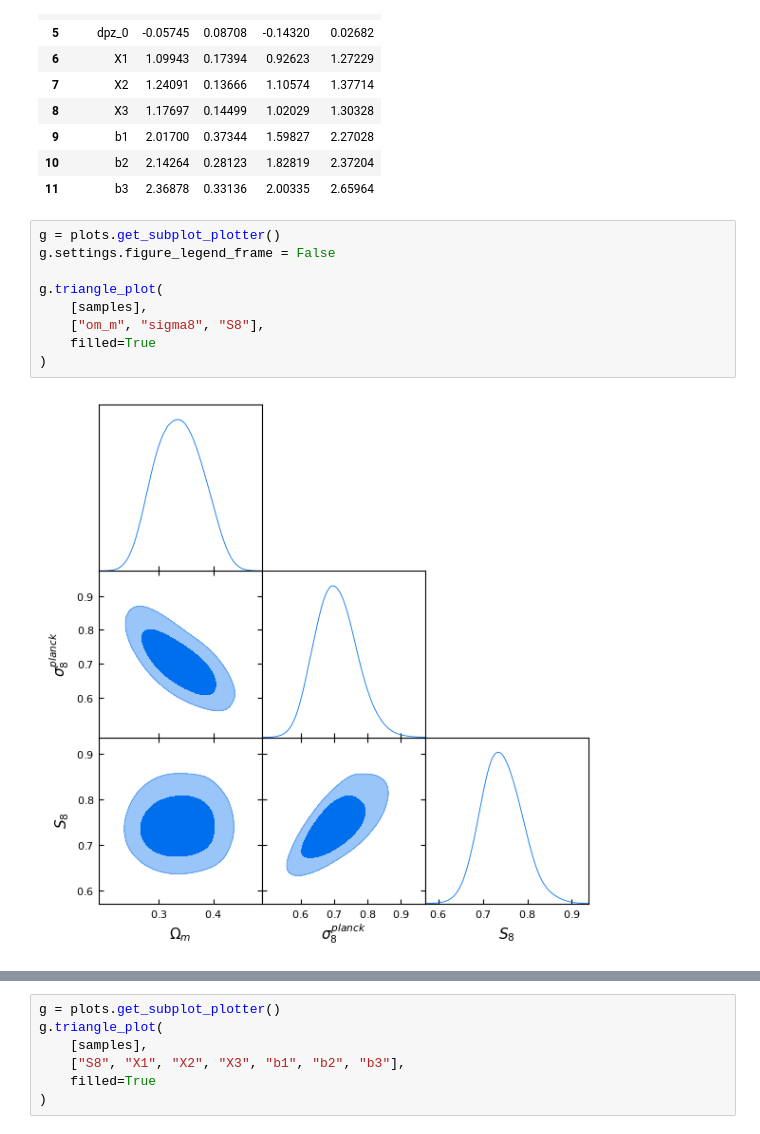
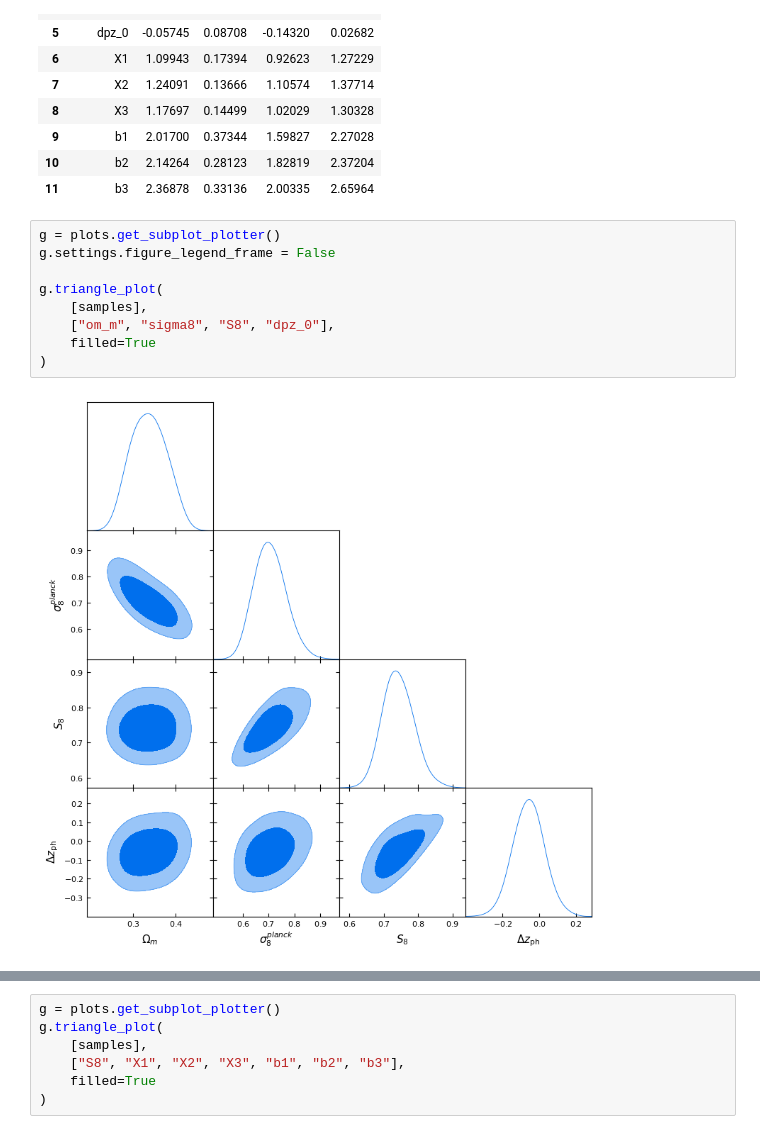
Before and after one commit to stone0624/cosmic_S8_project, a Jupyter notebook: notebooks/mcmc_hsc-only_analysis.ipynb, the cells around one changed output, grey strips where cells are left out. Cells and saved outputs as stored; diff of their text form.

Commit message:
plot

```diff
--- a/notebooks/mcmc_hsc-only_analysis.ipynb
+++ b/notebooks/mcmc_hsc-only_analysis.ipynb
@@ -72,11 +72,11 @@ display(posterior_table.round(5))
 # %%
 g = plots.get_subplot_plotter()
 g.settings.figure_legend_frame = False
 
 g.triangle_plot(
     [samples],
-    ["om_m", "sigma8", "S8"],
+    ["om_m", "sigma8", "S8", "dpz_0"],
     filled=True
 )
 # %% [output]
-[figure, old version]
+[figure, new version]
```
Also changed, not shown: parts of 1 cell of this notebook.
